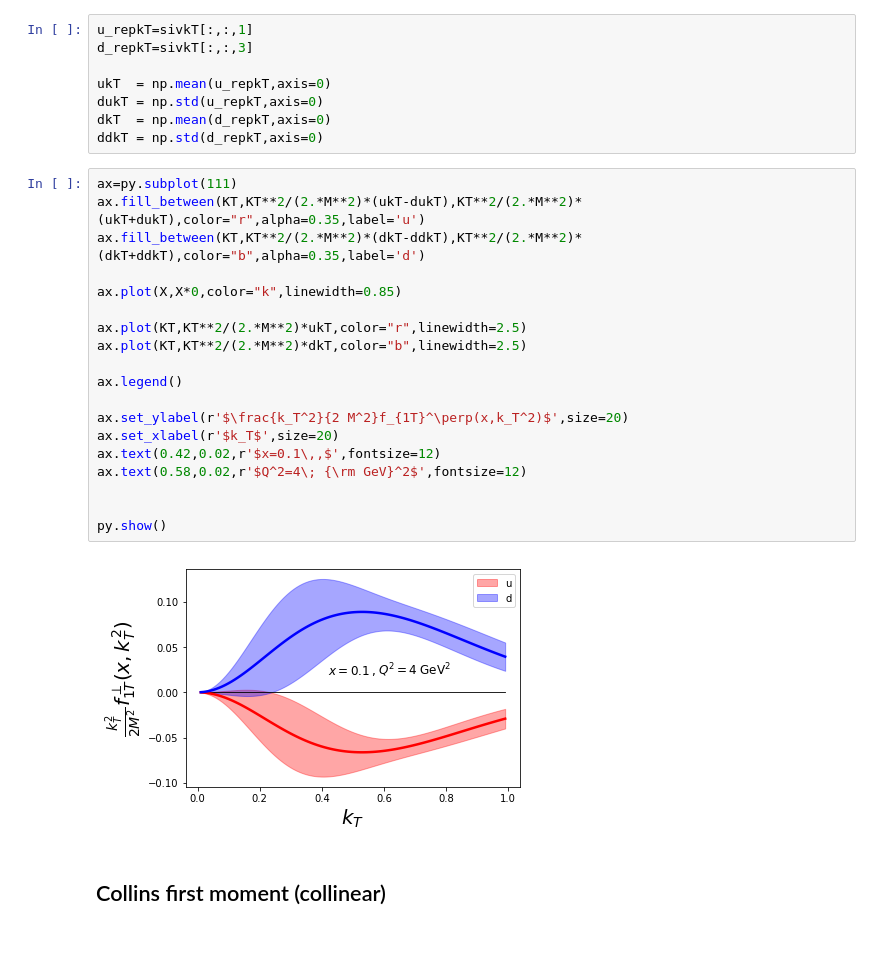
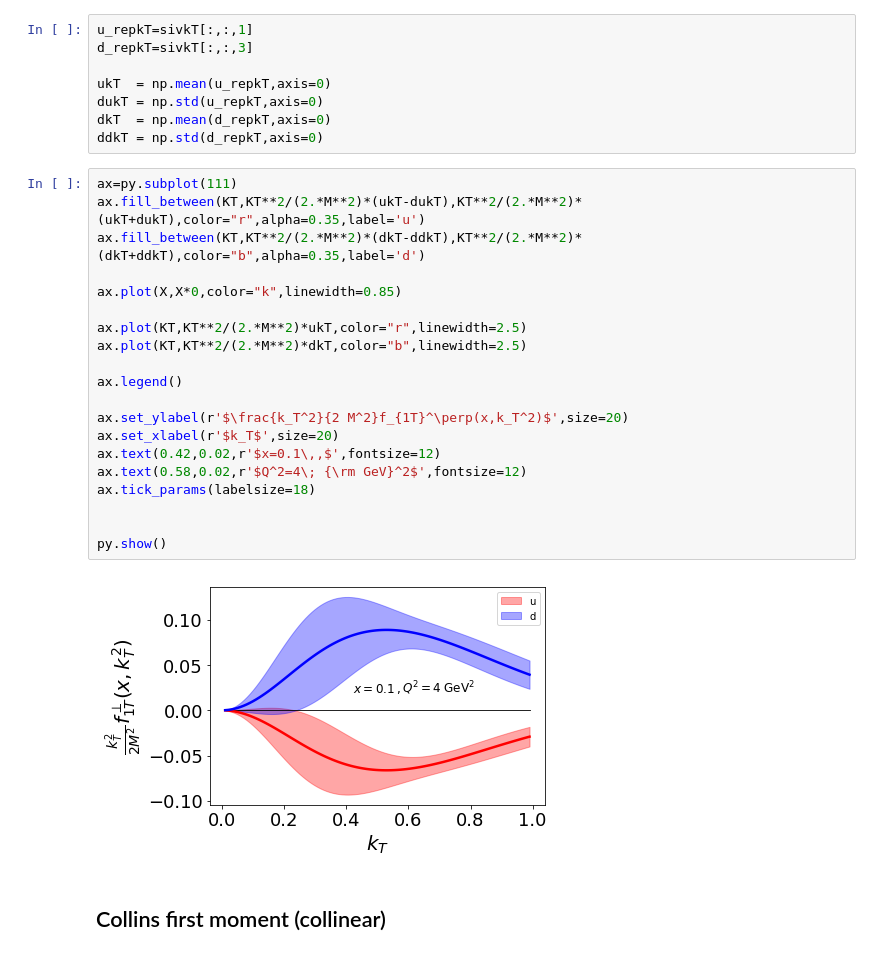
Before and after one commit to QCDHUB/jam3dlib, a Jupyter notebook: example.ipynb, the cells around one changed output. Cells and saved outputs as stored; diff of their text form.

```diff
--- a/example.ipynb
+++ b/example.ipynb
@@ -280,24 +328,25 @@ ddkT = np.std(d_repkT,axis=0)
 # %%
 ax=py.subplot(111)
 ax.fill_between(KT,KT**2/(2.*M**2)*(ukT-dukT),KT**2/(2.*M**2)*(ukT+dukT),color="r",alpha=0.35,label='u')
 ax.fill_between(KT,KT**2/(2.*M**2)*(dkT-ddkT),KT**2/(2.*M**2)*(dkT+ddkT),color="b",alpha=0.35,label='d')
 
 ax.plot(X,X*0,color="k",linewidth=0.85)
 
 ax.plot(KT,KT**2/(2.*M**2)*ukT,color="r",linewidth=2.5)
 ax.plot(KT,KT**2/(2.*M**2)*dkT,color="b",linewidth=2.5)
 
 ax.legend()
 
 ax.set_ylabel(r'$\frac{k_T^2}{2 M^2}f_{1T}^\perp(x,k_T^2)$',size=20)
 ax.set_xlabel(r'$k_T$',size=20)
 ax.text(0.42,0.02,r'$x=0.1\,,$',fontsize=12)
 ax.text(0.58,0.02,r'$Q^2=4\; {\rm GeV}^2$',fontsize=12)
+ax.tick_params(labelsize=18)
 
 
 py.show()
 # %% [output]
-[figure, old version]
+[figure, new version]
 # %% [markdown]
 ## Collins first moment (collinear)
 # %% [markdown]
```
Also changed, not shown: parts of 14 cells of this notebook, 1 other file.
